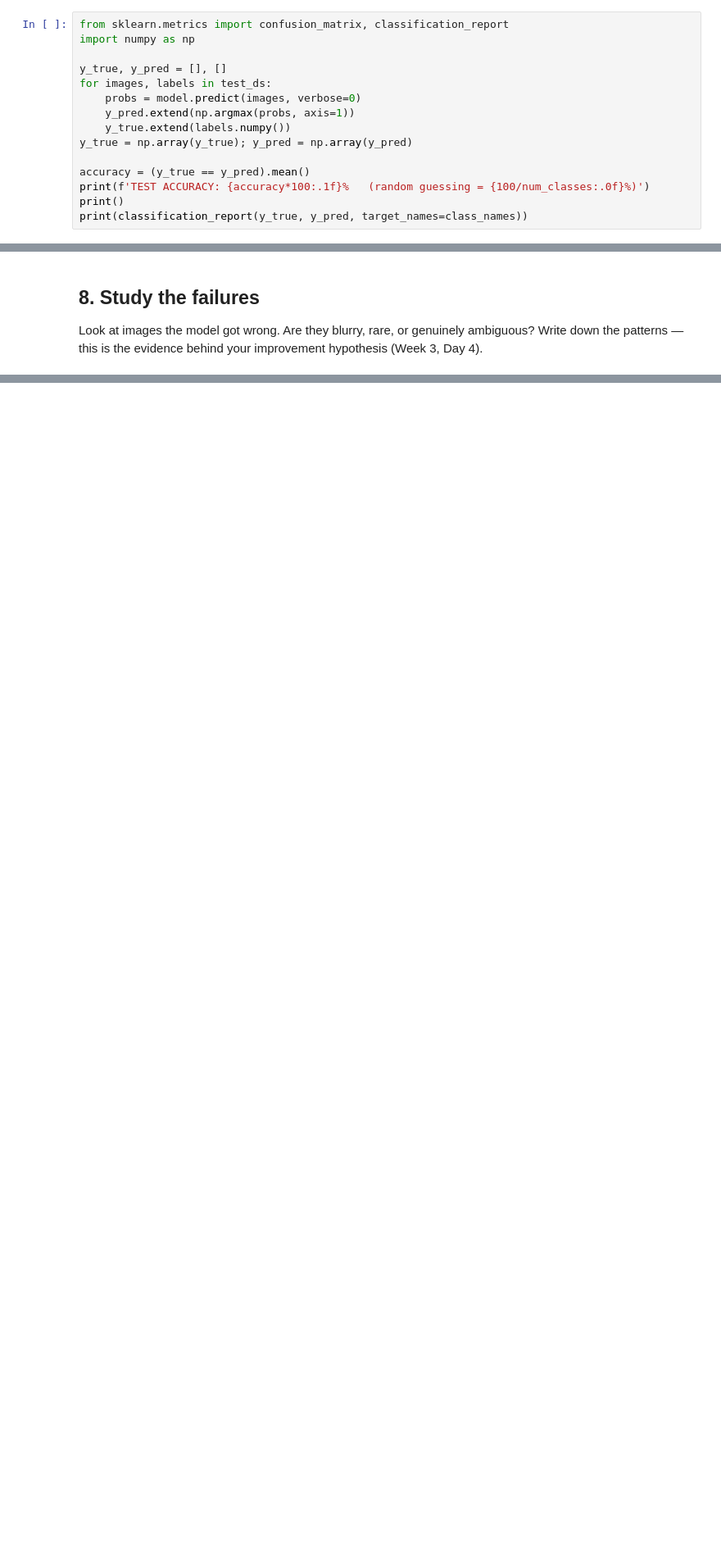
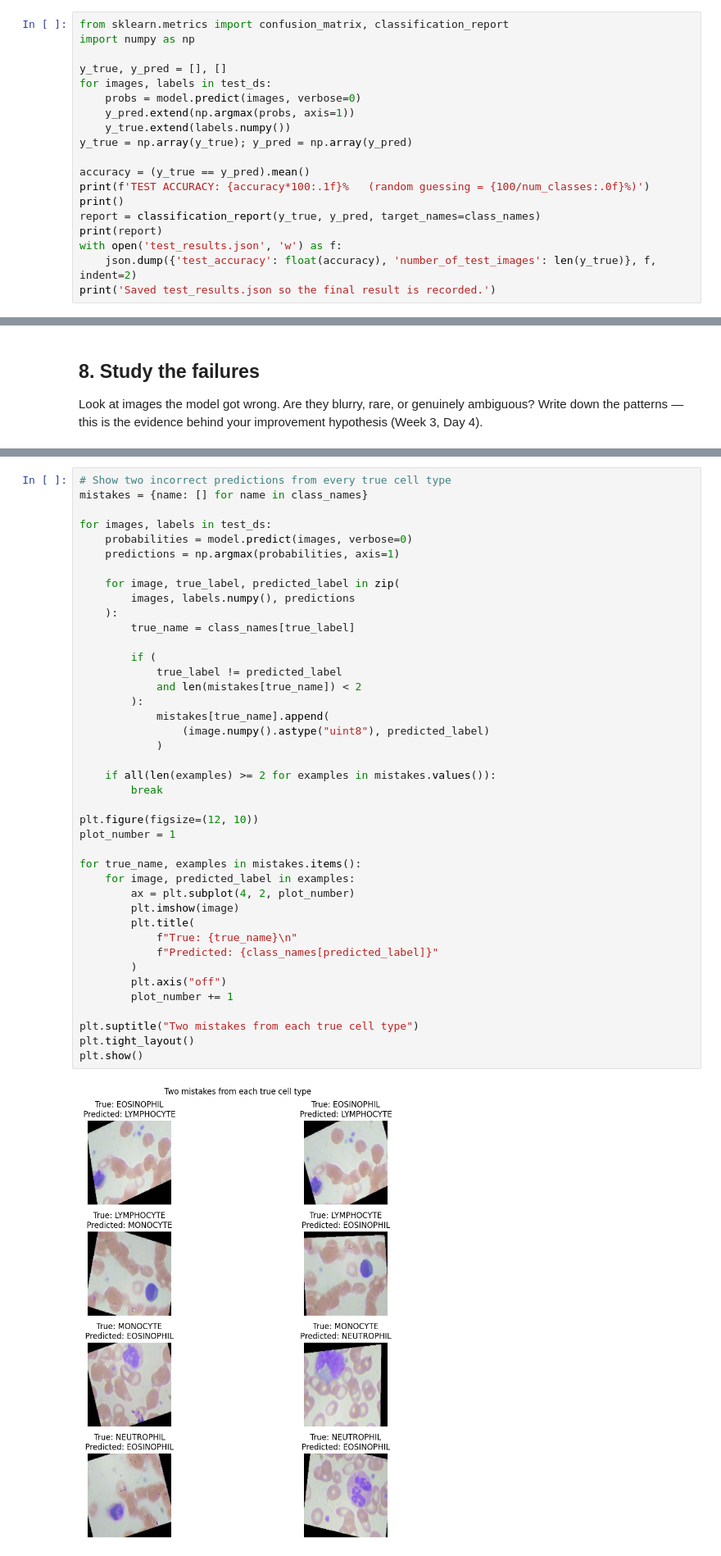
Before and after one commit to clale2135/illumicell, a Jupyter notebook: blood_cell_classifier.ipynb, the cells around one changed output, grey strips where cells are left out. Shown at 82% size. Saved outputs shown, nothing was run; the diff lists cells and outputs as text; blank space fills up the shorter version.

```diff
--- a/blood_cell_classifier.ipynb
+++ b/blood_cell_classifier.ipynb
@@ -200,4 +295,8 @@ y_true = np.array(y_true); y_pred = np.array(y_pred)
 accuracy = (y_true == y_pred).mean()
 print(f'TEST ACCURACY: {accuracy*100:.1f}%   (random guessing = {100/num_classes:.0f}%)')
 print()
-print(classification_report(y_true, y_pred, target_names=class_names))
+report = classification_report(y_true, y_pred, target_names=class_names)
+print(report)
+with open('test_results.json', 'w') as f:
+    json.dump({'test_accuracy': float(accuracy), 'number_of_test_images': len(y_true)}, f, indent=2)
+print('Saved test_results.json so the final result is recorded.')
@@ -238,0 +358,43 @@ plt.suptitle('Examples the model got wrong'); plt.tight_layout(); plt.show()
+# %%
+# Show two incorrect predictions from every true cell type
+mistakes = {name: [] for name in class_names}
+
+for images, labels in test_ds:
+    probabilities = model.predict(images, verbose=0)
+    predictions = np.argmax(probabilities, axis=1)
+
+    for image, true_label, predicted_label in zip(
+        images, labels.numpy(), predictions
+    ):
+        true_name = class_names[true_label]
+
+        if (
+            true_label != predicted_label
+            and len(mistakes[true_name]) < 2
+        ):
+            mistakes[true_name].append(
+                (image.numpy().astype("uint8"), predicted_label)
+            )
+
+    if all(len(examples) >= 2 for examples in mistakes.values()):
+        break
+
+plt.figure(figsize=(12, 10))
+plot_number = 1
+
+for true_name, examples in mistakes.items():
+    for image, predicted_label in examples:
+        ax = plt.subplot(4, 2, plot_number)
+        plt.imshow(image)
+        plt.title(
+            f"True: {true_name}\n"
+            f"Predicted: {class_names[predicted_label]}"
+        )
+        plt.axis("off")
+        plot_number += 1
+
+plt.suptitle("Two mistakes from each true cell type")
+plt.tight_layout()
+plt.show()
+# %% [output]
+[figure, added]
```
Also changed, not shown: parts of 45 cells of this notebook, 7 other files.
